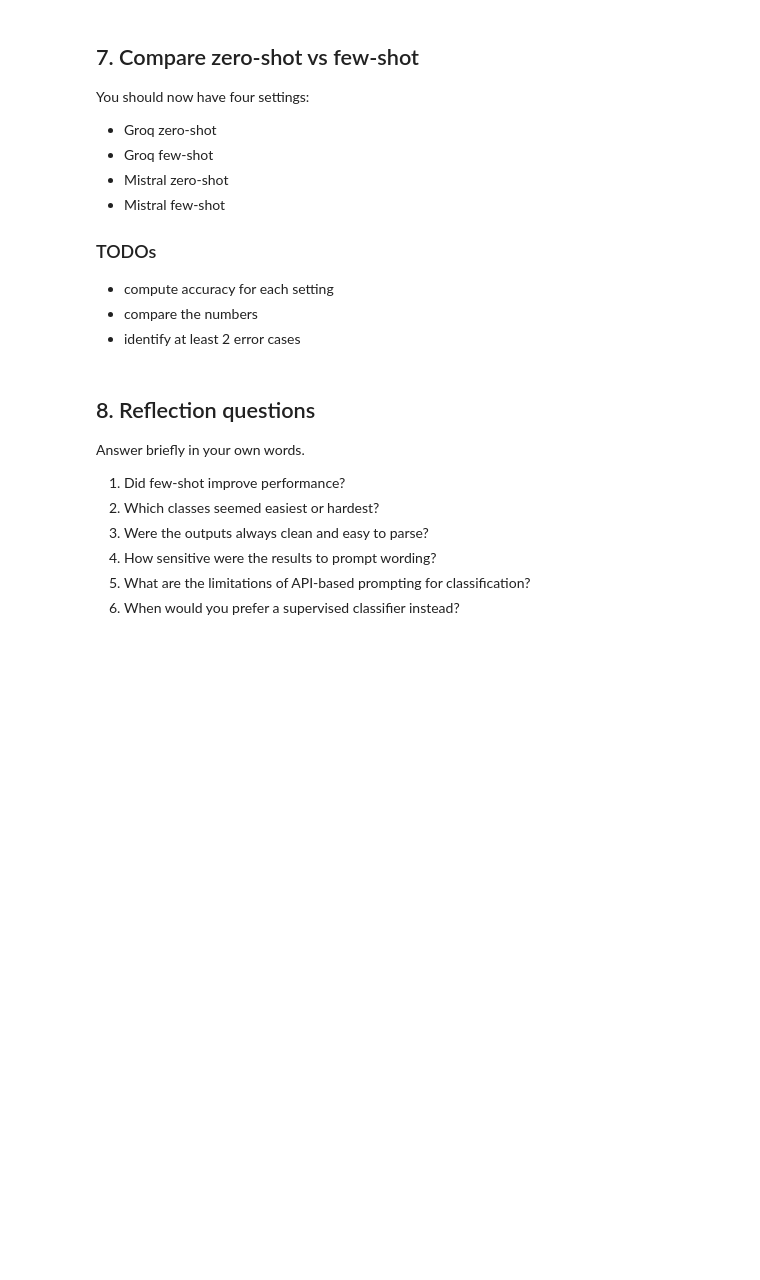
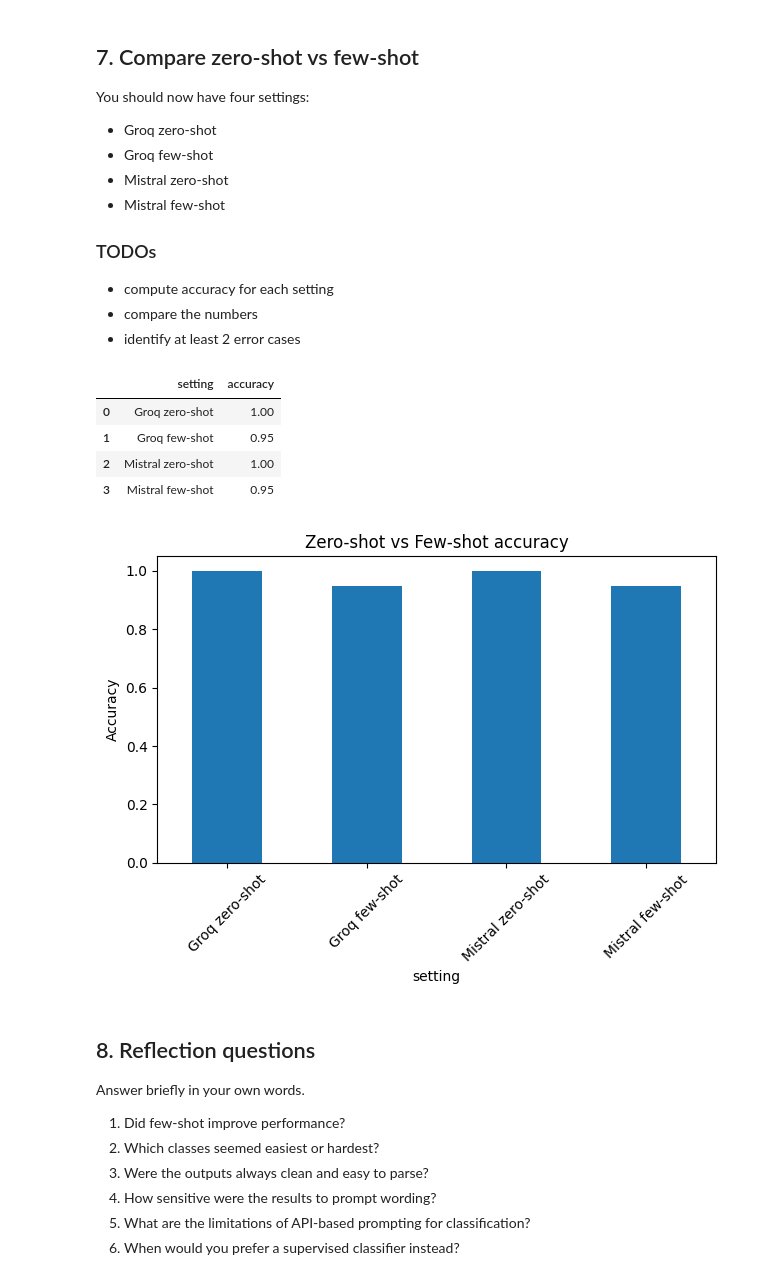
Before and after one commit to ferjpires/AP, a Jupyter notebook: module_5/ag_news_llm_class_student_v1.ipynb, the cells around one changed output. Saved outputs shown, nothing was run; the diff lists cells and outputs as text; code cells hidden in the pictures; blank space fills up the shorter version.

```diff
--- a/module_5/ag_news_llm_class_student_v1.ipynb
+++ b/module_5/ag_news_llm_class_student_v1.ipynb
@@ -125,12 +159,8 @@ We want the model to return **only one** of these labels:
 - decide what makes a good support example
 # %%
 def format_example(example):
-    # TODO:
-    # return a formatted string version of one AG News example
-    # You may include:
-    # - the title
-    # - the full text
-    # Keep the format simple and consistent.
-    return ...
+    title = example.get("title", "").strip()
+    text = example.get("text", "").strip()
+    return f"Title: {title}\nText: {text}"
 # %%
 def build_zero_shot_prompt(example):
@@ -352,22 +474,41 @@ You should now have four settings:
 - identify at least 2 error cases
 # %%
 def accuracy(preds, gold_ids):
-    # TODO:
-    # compute simple accuracy
-    return ...
+    correct = 0
+    total = len(gold_ids)
+
+    for pred, gold_id in zip(preds, gold_ids):
+        if pred == LABELS[gold_id]:
+            correct += 1
+
+    return correct / total if total > 0 else 0.0
 
 results = {
-    # TODO: fill this dictionary with the four accuracies
-    # "Groq zero-shot": ...,
-    # "Groq few-shot": ...,
-    # "Mistral zero-shot": ...,
-    # "Mistral few-shot": ...,
+    "Groq zero-shot": accuracy(zs_groq_preds, gold_tiny),
+    "Groq few-shot": accuracy(fs_groq_preds, gold_test),
+    "Mistral zero-shot": accuracy(zs_mistral_preds, gold_tiny),
+    "Mistral few-shot": accuracy(fs_mistral_preds, gold_test),
 }
 
-results_df = ...
+results_df = pd.DataFrame(
+    [{"setting": k, "accuracy": v} for k, v in results.items()]
+)
+
 display(results_df)
 
-# TODO: optional bar plot of the four accuracies
+results_df.plot(x="setting", y="accuracy", kind="bar", legend=False)
+plt.title("Zero-shot vs Few-shot accuracy")
+plt.ylabel("Accuracy")
+plt.xticks(rotation=45)
+plt.tight_layout()
+plt.show()
+# %% [output]
+|  | setting | accuracy |
+| 0 | Groq zero-shot | 1.00 |
+| 1 | Groq few-shot | 0.95 |
+| 2 | Mistral zero-shot | 1.00 |
+| 3 | Mistral few-shot | 0.95 |
+[figure, added]
 # %% [markdown]
 ## 8. Reflection questions
 
```
Also changed, not shown: parts of 16 cells of this notebook, 1 other file.
